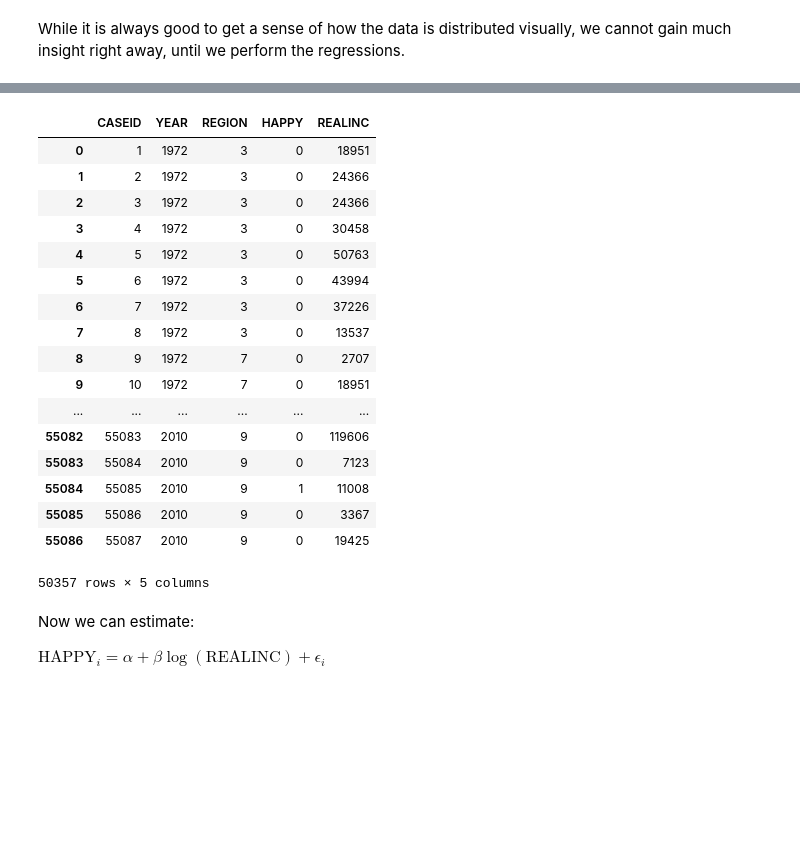
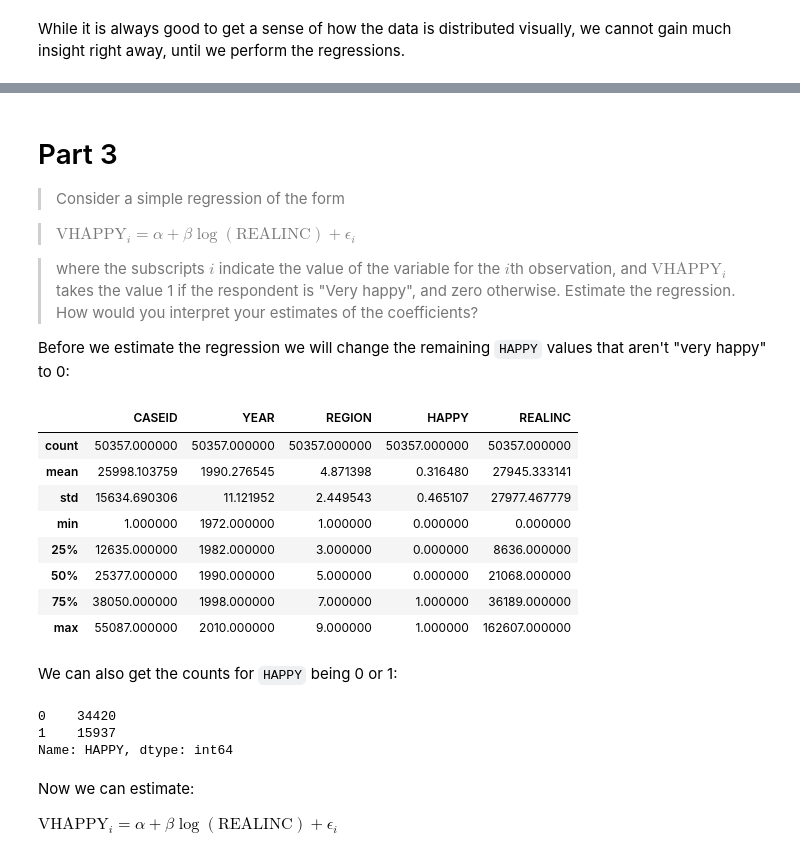
Before and after one commit to ds-modules/ENVECON-100, a Jupyter notebook: regression/Regression-Exercise.ipynb, the cells around one changed output, grey strips where cells are left out. Drawn from its saved outputs; the diff is of its cells as text; code cells hidden in the pictures; blank space fills up the shorter version.

```diff
--- a/regression/Regression-Exercise.ipynb
+++ b/regression/Regression-Exercise.ipynb
@@ -132,29 +185,39 @@ Before we estimate the regression we will change the remaining `HAPPY` values th
+# %% [markdown]
+# Part 3
+
+> Consider a simple regression of the form
+
+> $\mbox{VHAPPY}_i= \alpha + \beta\log(\mbox{REALINC}) + \epsilon_i$
+
+
+> where the subscripts $i$ indicate the value of the variable for the $i$th observation, and $\mbox{VHAPPY}_i$ takes the value 1 if the respondent is "Very happy", and zero otherwise. Estimate the regression.  How would you interpret your estimates of the coefficients?
+
+Before we estimate the regression we will change the remaining `HAPPY` values that aren't "very happy" to 0:
 # %%
 happy_data.loc[happy_data["HAPPY"] > 1, 'HAPPY'] = 0
-happy_data
+happy_data.describe()
 # %% [output]
 |  | CASEID | YEAR | REGION | HAPPY | REALINC |
-| 0 | 1 | 1972 | 3 | 0 | 18951 |
-| 1 | 2 | 1972 | 3 | 0 | 24366 |
-| 2 | 3 | 1972 | 3 | 0 | 24366 |
-| 3 | 4 | 1972 | 3 | 0 | 30458 |
-| 4 | 5 | 1972 | 3 | 0 | 50763 |
-| 5 | 6 | 1972 | 3 | 0 | 43994 |
-| 6 | 7 | 1972 | 3 | 0 | 37226 |
-| 7 | 8 | 1972 | 3 | 0 | 13537 |
-| 8 | 9 | 1972 | 7 | 0 | 2707 |
-| 9 | 10 | 1972 | 7 | 0 | 18951 |
-| ... | ... | ... | ... | ... | ... |
-| 55082 | 55083 | 2010 | 9 | 0 | 119606 |
-| 55083 | 55084 | 2010 | 9 | 0 | 7123 |
-| 55084 | 55085 | 2010 | 9 | 1 | 11008 |
-| 55085 | 55086 | 2010 | 9 | 0 | 3367 |
-| 55086 | 55087 | 2010 | 9 | 0 | 19425 |
+| count | 50357.000000 | 50357.000000 | 50357.000000 | 50357.000000 | 50357.000000 |
+| mean | 25998.103759 | 1990.276545 | 4.871398 | 0.316480 | 27945.333141 |
+| std | 15634.690306 | 11.121952 | 2.449543 | 0.465107 | 27977.467779 |
+| min | 1.000000 | 1972.000000 | 1.000000 | 0.000000 | 0.000000 |
+| 25% | 12635.000000 | 1982.000000 | 3.000000 | 0.000000 | 8636.000000 |
+| 50% | 25377.000000 | 1990.000000 | 5.000000 | 0.000000 | 21068.000000 |
+| 75% | 38050.000000 | 1998.000000 | 7.000000 | 1.000000 | 36189.000000 |
+| max | 55087.000000 | 2010.000000 | 9.000000 | 1.000000 | 162607.000000 |
-50357 rows × 5 columns
+# %% [markdown]
+We can also get the counts for `HAPPY` being 0 or 1:
+# %%
+happy_data["HAPPY"].value_counts()
+# %% [output]
+0    34420
+1    15937
+Name: HAPPY, dtype: int64
 # %% [markdown]
 Now we can estimate:
 
- $\mbox{HAPPY}_i= \alpha + \beta\log(\mbox{REALINC}) + \epsilon_i$
+$\mbox{VHAPPY}_i= \alpha + \beta\log(\mbox{REALINC}) + \epsilon_i$
 # %%
 mod = smf.ols(formula='HAPPY ~ np.log(REALINC + .0001)', data=happy_data)
 res = mod.fit()
```
Also changed, not shown: parts of 32 cells of this notebook.
